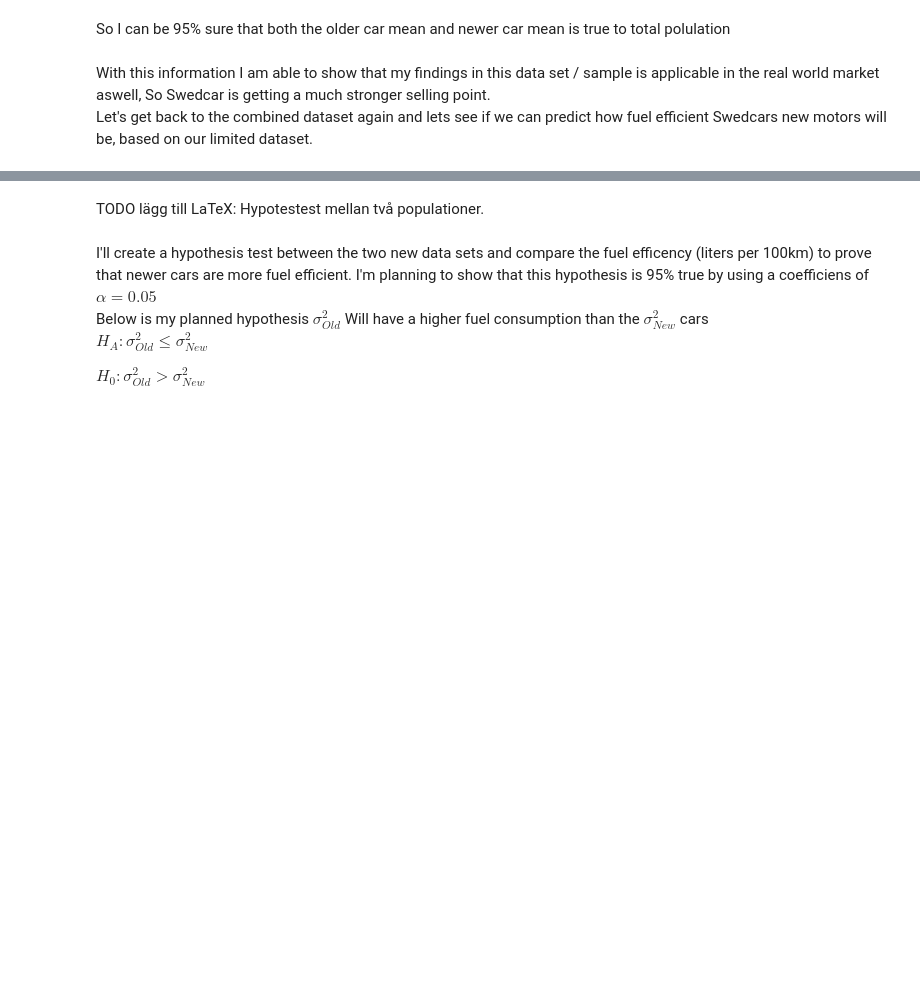
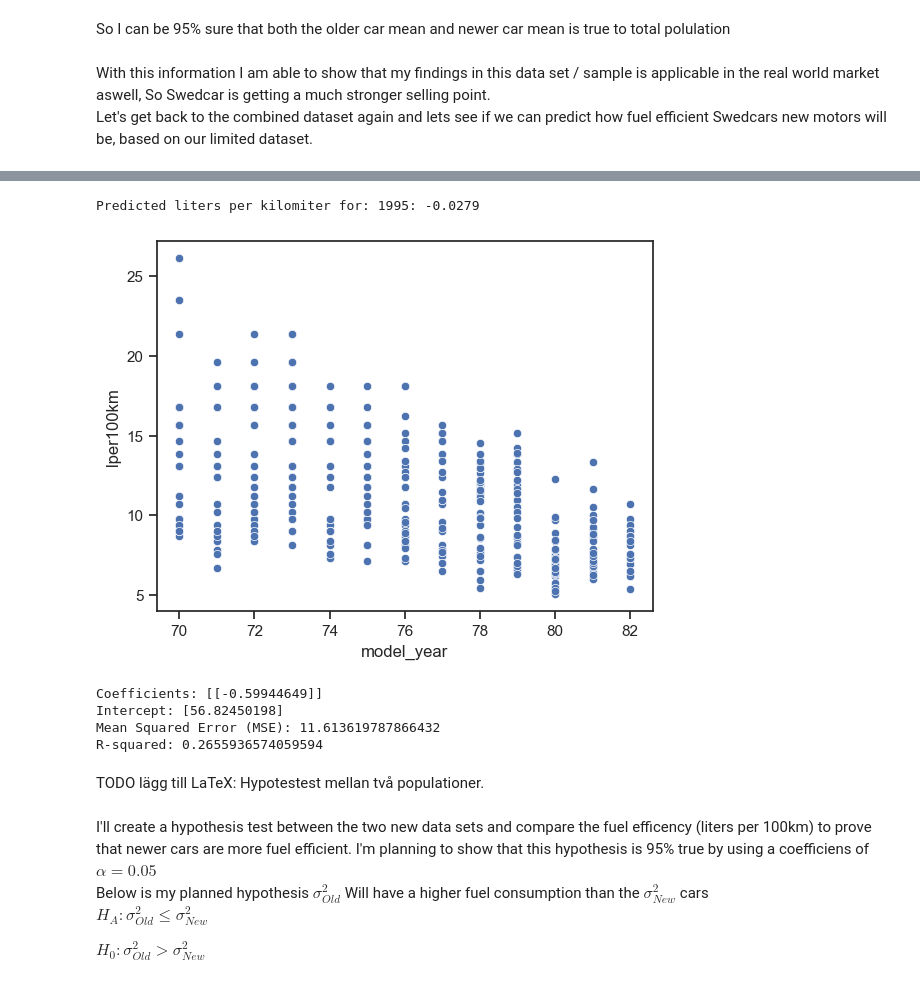
Before and after one commit to Rufshod/Statistical_Analysis_Alexander_Andersson, a Jupyter notebook: Lab/Lab_cars.ipynb, the cells around one changed output, grey strips where cells are left out. Saved outputs shown, nothing was run; the diff lists cells and outputs as text; code cells hidden in the pictures; blank space fills up the shorter version.

```diff
--- a/Lab/Lab_cars.ipynb
+++ b/Lab/Lab_cars.ipynb
@@ -308,3 +245,43 @@ axes[1].axvline(new_car_mean,  linestyle="--", linewidth=2, label="Mean",color="
+# %%
+#Proving above point by printing out prediction for 1995
+print(f"Predicted liters per kilomiter for: 1995:", round(pred_lp100km[3],4))
+# %% [output]
+Predicted liters per kilomiter for: 1995: -0.0279
+# %%
+import pandas as pd
+import matplotlib.pyplot as plt
+import seaborn as sns
+from sklearn.linear_model import LinearRegression
+from sklearn.model_selection import train_test_split
+from sklearn.metrics import mean_squared_error, r2_score
+
+# Load the Auto-mpg dataset
+
+
+# Plot a scatter plot of model_year and mpg to visualize the relationship
+sns.scatterplot(x='model_year', y='lper100km', data=cars)
+plt.show()
+
+# Split the data into training and testing sets
+X_train, X_test, y_train, y_test = train_test_split(cars[['model_year']], cars[['lper100km']], test_size=0.2, random_state=0)
+
+# Fit the linear regression model to the training data
+reg = LinearRegression().fit(X_train, y_train)
+
+# Predict the mpg values for the testing data using the fitted model
+y_pred = reg.predict(X_test)
+
+# Evaluate the performance of the model using mean squared error (MSE) and R-squared
+mse = mean_squared_error(y_test, y_pred)
+r2 = r2_score(y_test, y_pred)
+
+# Print the results
+# %% [output]
+[figure, added]
+Coefficients: [[-0.59944649]]
+Intercept: [56.82450198]
+Mean Squared Error (MSE): 11.613619787866432
+R-squared: 0.2655936574059594
 # %% [markdown]
 TODO lägg till LaTeX:
 Hypotestest mellan två populationer.
```
Also changed, not shown: parts of 10 cells of this notebook, 1 other file.
